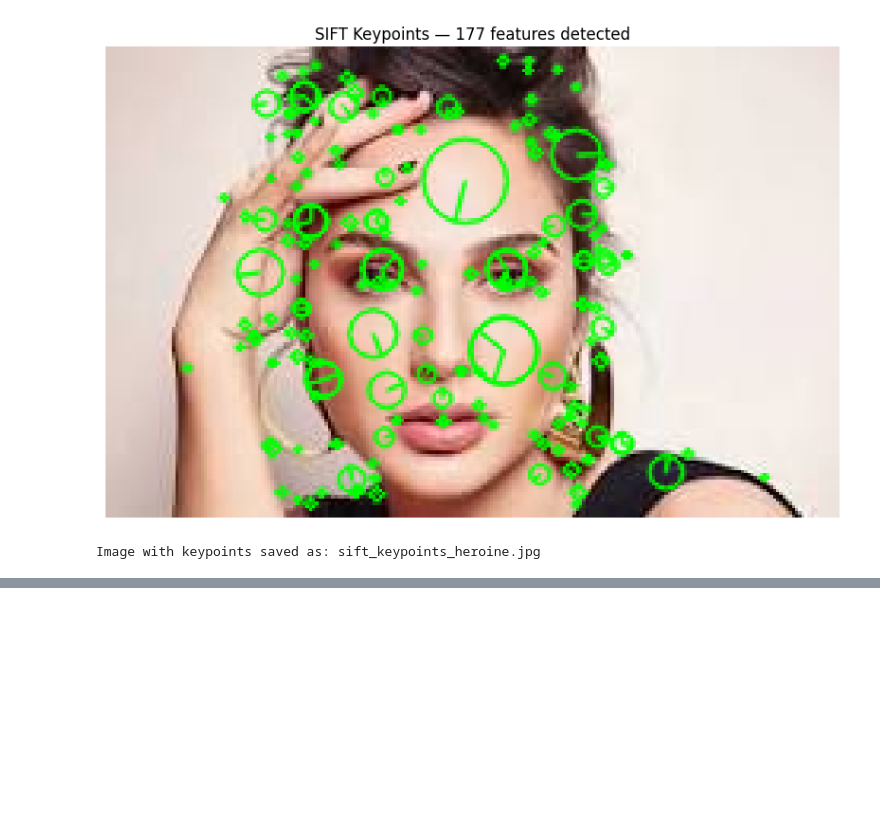
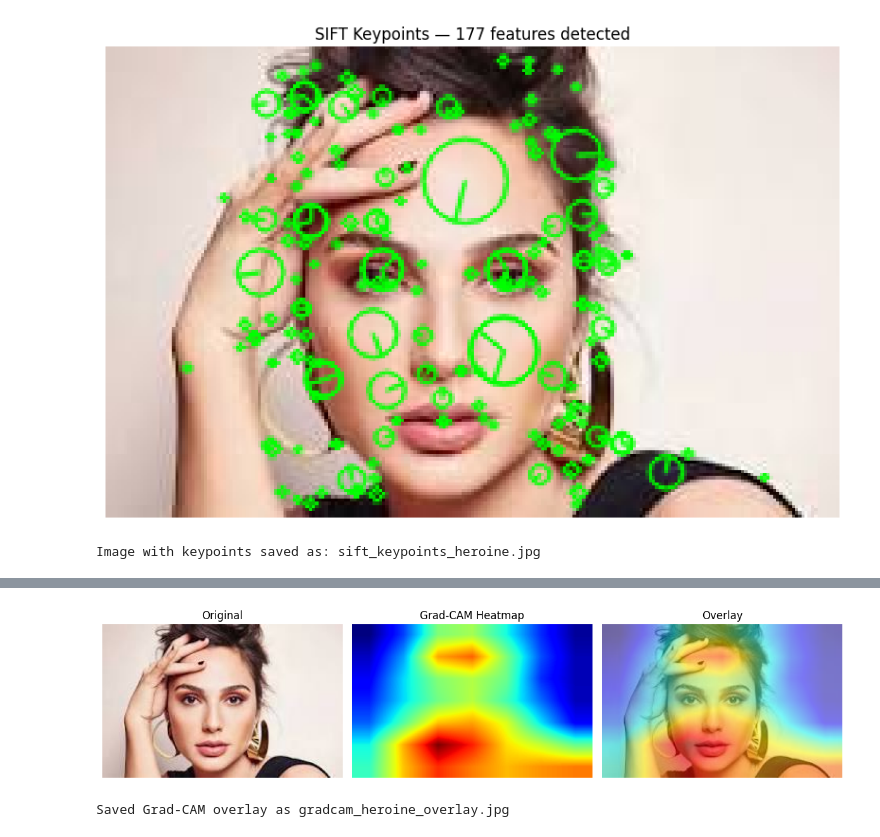
Before and after one commit to Gattupalli-Saketh/Image-classification, a Jupyter notebook: note.ipynb, the cells around one changed output, grey strips where cells are left out. Cells and saved outputs as stored; diff of their text form; code cells hidden in the pictures; blank space fills up the shorter version.

Commit message:
GRAD CAM and RISE Implemented

```diff
--- a/note.ipynb
+++ b/note.ipynb
@@ -174,0 +263,19 @@ Image with keypoints saved as: sift_keypoints_heroine.jpg
+# %%
+# Choose the target convolutional layer for Grad-CAM.
+# For ResNet50, a common choice is layer4 (the last conv block).
+target_layer = model.layer4[-1]
+
+activations = None
+gradients = None
+
+def forward_hook(module, input, output):
+    global activations
+    activations = output.detach()
+
+def backward_hook(module, grad_in, grad_out):
+    global gradients
+    gradients = grad_out[0].detach()
+
+# Register hooks
+forward_handle = target_layer.register_forward_hook(forward_hook)
+backward_handle = target_layer.register_backward_hook(backward_hook)
@@ -174,0 +311,38 @@ Image with keypoints saved as: sift_keypoints_heroine.jpg
+# %%
+# Resize heatmap to original size
+heatmap = cv2.resize(grad_cam, (img_rgb.shape[1], img_rgb.shape[0]))
+
+# Convert to color heatmap
+heatmap_color = cv2.applyColorMap(np.uint8(255 * heatmap), cv2.COLORMAP_JET)
+heatmap_color = cv2.cvtColor(heatmap_color, cv2.COLOR_BGR2RGB)
+
+# Overlay on original image
+alpha = 0.5  # transparency factor
+overlay = np.uint8(alpha * heatmap_color + (1 - alpha) * img_rgb)
+
+# Show and save
+plt.figure(figsize=(12, 5))
+plt.subplot(1, 3, 1)
+plt.title("Original")
+plt.axis('off')
+plt.imshow(img_rgb)
+
+plt.subplot(1, 3, 2)
+plt.title("Grad-CAM Heatmap")
+plt.axis('off')
+plt.imshow(heatmap, cmap='jet')
+
+plt.subplot(1, 3, 3)
+plt.title("Overlay")
+plt.axis('off')
+plt.imshow(overlay)
+
+plt.tight_layout()
+plt.show()
+
+cv2.imwrite('gradcam_heroine_overlay.jpg',
+            cv2.cvtColor(overlay, cv2.COLOR_RGB2BGR))
+print("Saved Grad-CAM overlay as gradcam_heroine_overlay.jpg")
+# %% [output]
+[figure, added]
+Saved Grad-CAM overlay as gradcam_heroine_overlay.jpg
```
Also changed, not shown: parts of 3 cells of this notebook.
